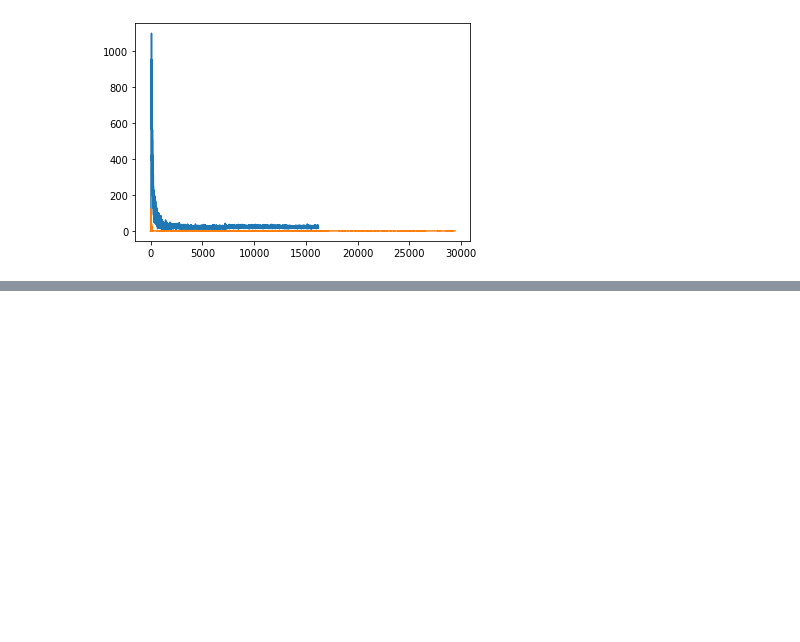
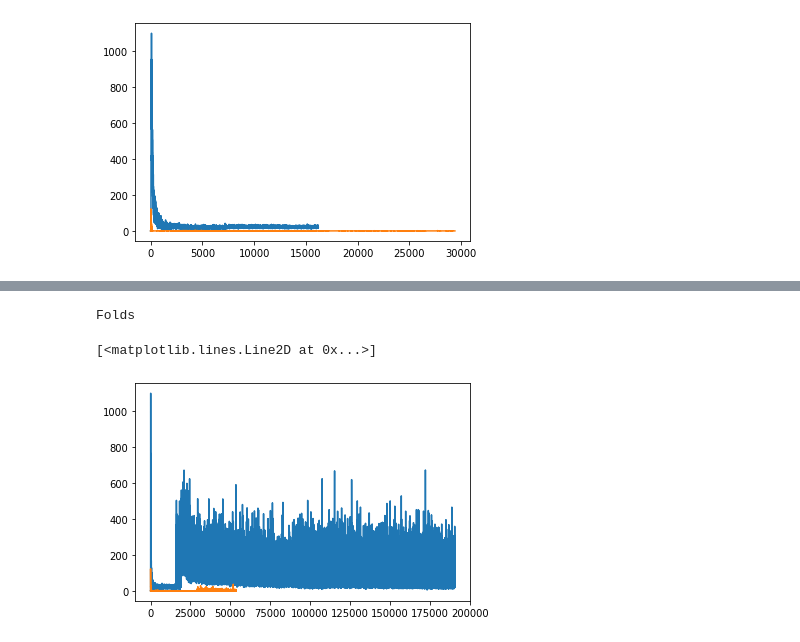
Before and after one commit to uncbiag/InverseConsistency, a Jupyter notebook: notebooks/GradICON convergence comparison.ipynb, the cells around one changed output, grey strips where cells are left out. Drawn from its saved outputs; the diff is of its cells as text; code cells hidden in the pictures; blank space fills up the shorter version.

```diff
--- a/notebooks/GradICON convergence comparison.ipynb
+++ b/notebooks/GradICON convergence comparison.ipynb
@@ -69,0 +93,8 @@ Folds
+# %%
+print("Folds")
+plt.plot([x[3].mean().item() for x in ICON_whole])
+plt.plot([x[3].mean().item() for x in GradICON_whole])
+# %% [output]
+Folds
+[<matplotlib.lines.Line2D at 0x...>]
+[figure, added]
```
Also changed, not shown: parts of 4 cells of this notebook, 5 other files.
